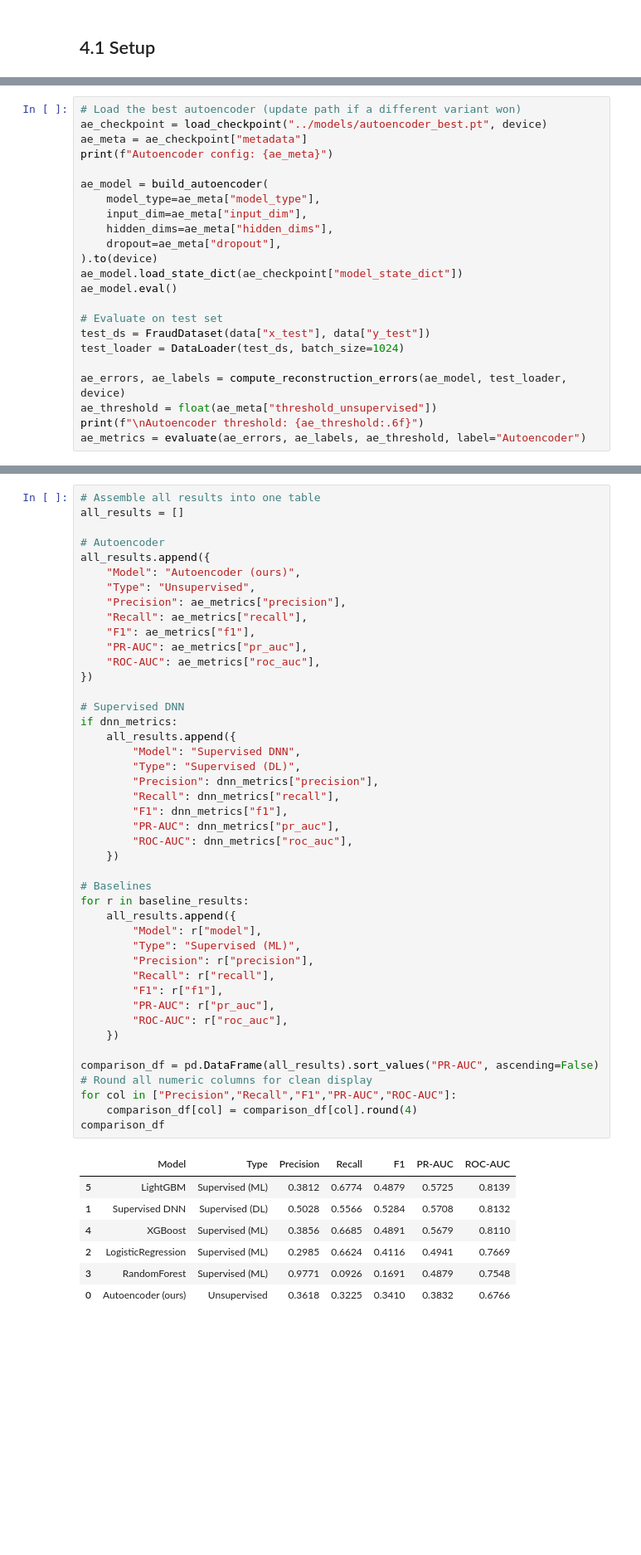
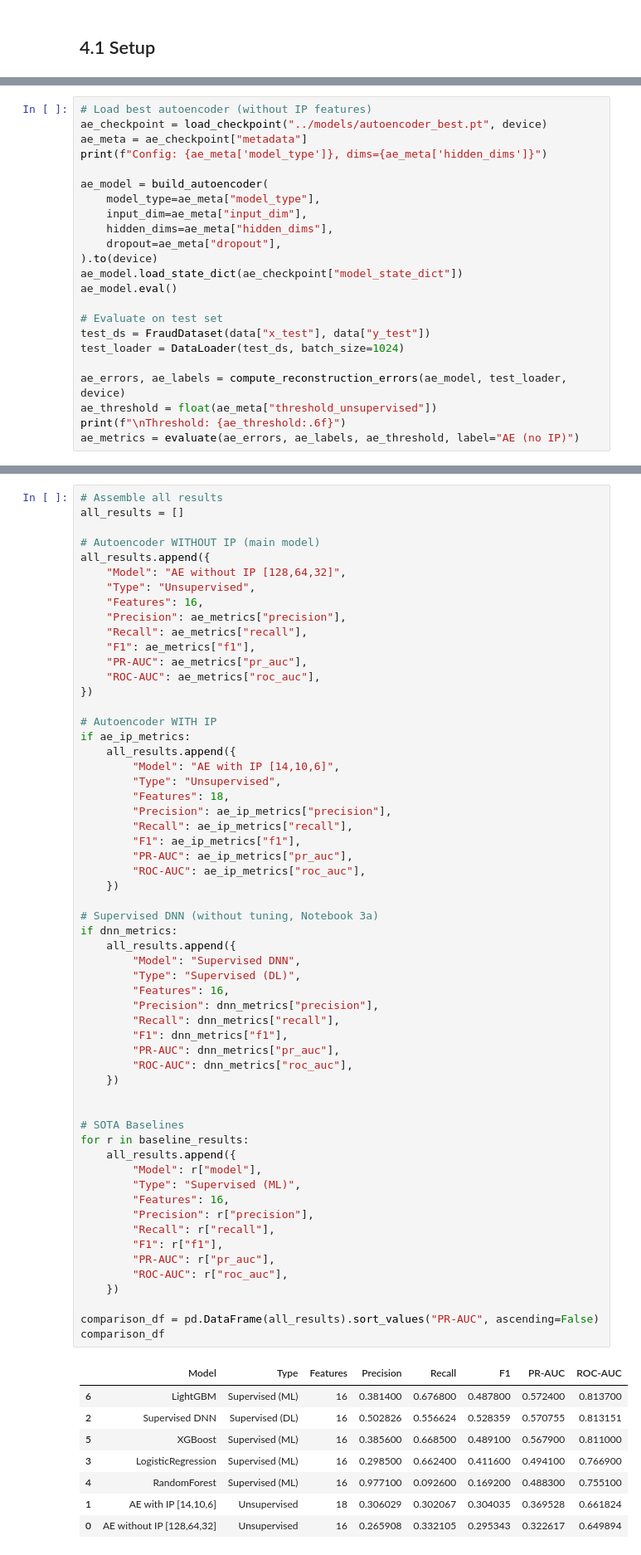
Before and after one commit to SparklinJuice/dl-project, a Jupyter notebook: notebooks/4_Final_Comparison.ipynb, the cells around one changed output, grey strips where cells are left out. Shown at 83% size. Saved outputs shown, nothing was run; the diff lists cells and outputs as text; blank space fills up the shorter version.

```diff
--- a/notebooks/4_Final_Comparison.ipynb
+++ b/notebooks/4_Final_Comparison.ipynb
@@ -52,8 +69,8 @@ update the checkpoint path and hidden_dims below.
 # %%
-# Load the best autoencoder (update path if a different variant won)
+# Load best autoencoder (without IP features)
 ae_checkpoint = load_checkpoint("../models/autoencoder_best.pt", device)
 ae_meta = ae_checkpoint["metadata"]
-print(f"Autoencoder config: {ae_meta}")
+print(f"Config: {ae_meta['model_type']}, dims={ae_meta['hidden_dims']}")
 
 ae_model = build_autoencoder(
     model_type=ae_meta["model_type"],
@@ -70,6 +87,6 @@ test_loader = DataLoader(test_ds, batch_size=1024)
 
 ae_errors, ae_labels = compute_reconstruction_errors(ae_model, test_loader, device)
 ae_threshold = float(ae_meta["threshold_unsupervised"])
-print(f"\nAutoencoder threshold: {ae_threshold:.6f}")
-ae_metrics = evaluate(ae_errors, ae_labels, ae_threshold, label="Autoencoder")
+print(f"\nThreshold: {ae_threshold:.6f}")
+ae_metrics = evaluate(ae_errors, ae_labels, ae_threshold, label="AE (no IP)")
 # %% [output]
@@ -179,53 +250,68 @@ baseline_results = run_all_baselines(
 # %%
-# Assemble all results into one table
+# Assemble all results
 all_results = []
 
-# Autoencoder
+# Autoencoder WITHOUT IP (main model)
 all_results.append({
-    "Model": "Autoencoder (ours)",
+    "Model": "AE without IP [128,64,32]",
     "Type": "Unsupervised",
+    "Features": 16,
     "Precision": ae_metrics["precision"],
     "Recall": ae_metrics["recall"],
     "F1": ae_metrics["f1"],
     "PR-AUC": ae_metrics["pr_auc"],
     "ROC-AUC": ae_metrics["roc_auc"],
 })
 
-# Supervised DNN
+# Autoencoder WITH IP
+if ae_ip_metrics:
+    all_results.append({
+        "Model": "AE with IP [14,10,6]",
+        "Type": "Unsupervised",
+        "Features": 18,
+        "Precision": ae_ip_metrics["precision"],
+        "Recall": ae_ip_metrics["recall"],
+        "F1": ae_ip_metrics["f1"],
+        "PR-AUC": ae_ip_metrics["pr_auc"],
+        "ROC-AUC": ae_ip_metrics["roc_auc"],
+    })
+
+# Supervised DNN (without tuning, Notebook 3a)
 if dnn_metrics:
     all_results.append({
         "Model": "Supervised DNN",
         "Type": "Supervised (DL)",
+        "Features": 16,
         "Precision": dnn_metrics["precision"],
         "Recall": dnn_metrics["recall"],
         "F1": dnn_metrics["f1"],
         "PR-AUC": dnn_metrics["pr_auc"],
         "ROC-AUC": dnn_metrics["roc_auc"],
     })
 
-# Baselines
+
+# SOTA Baselines
 for r in baseline_results:
     all_results.append({
         "Model": r["model"],
         "Type": "Supervised (ML)",
+        "Features": 16,
         "Precision": r["precision"],
         "Recall": r["recall"],
         "F1": r["f1"],
         "PR-AUC": r["pr_auc"],
         "ROC-AUC": r["roc_auc"],
     })
 
 comparison_df = pd.DataFrame(all_results).sort_values("PR-AUC", ascending=False)
-# Round all numeric columns for clean display
-for col in ["Precision","Recall","F1","PR-AUC","ROC-AUC"]:
-    comparison_df[col] = comparison_df[col].round(4)
 comparison_df
 # %% [output]
-|  | Model | Type | Precision | Recall | F1 | PR-AUC | ROC-AUC |
-| 5 | LightGBM | Supervised (ML) | 0.3812 | 0.6774 | 0.4879 | 0.5725 | 0.8139 |
-| 1 | Supervised DNN | Supervised (DL) | 0.5028 | 0.5566 | 0.5284 | 0.5708 | 0.8132 |
-| 4 | XGBoost | Supervised (ML) | 0.3856 | 0.6685 | 0.4891 | 0.5679 | 0.8110 |
-| 2 | LogisticRegression | Supervised (ML) | 0.2985 | 0.6624 | 0.4116 | 0.4941 | 0.7669 |
-| 3 | RandomForest | Supervised (ML) | 0.9771 | 0.0926 | 0.1691 | 0.4879 | 0.7548 |
-| 0 | Autoencoder (ours) | Unsupervised | 0.3618 | 0.3225 | 0.3410 | 0.3832 | 0.6766 |
+|  | Model | Type | Features | Precision | Recall | F1 | PR-AUC | ROC-AUC |
+| 6 | LightGBM | Supervised (ML) | 16 | 0.381400 | 0.676800 | 0.487800 | 0.572400 | 0.813700 |
+| 2 | Supervised DNN | Supervised (DL) | 16 | 0.502826 | 0.556624 | 0.528359 | 0.570755 | 0.813151 |
+| 5 | XGBoost | Supervised (ML) | 16 | 0.385600 | 0.668500 | 0.489100 | 0.567900 | 0.811000 |
+| 3 | LogisticRegression | Supervised (ML) | 16 | 0.298500 | 0.662400 | 0.411600 | 0.494100 | 0.766900 |
+| 4 | RandomForest | Supervised (ML) | 16 | 0.977100 | 0.092600 | 0.169200 | 0.488300 | 0.755100 |
+| 1 | AE with IP [14,10,6] | Unsupervised | 18 | 0.306029 | 0.302067 | 0.304035 | 0.369528 | 0.661824 |
+| 0 | AE without IP [128,64,32] | Unsupervised | 16 | 0.265908 | 0.332105 | 0.295343 | 0.322617 | 0.649894 |
 # %% [markdown]
```
Also changed, not shown: parts of 20 cells of this notebook, 16 other files.
